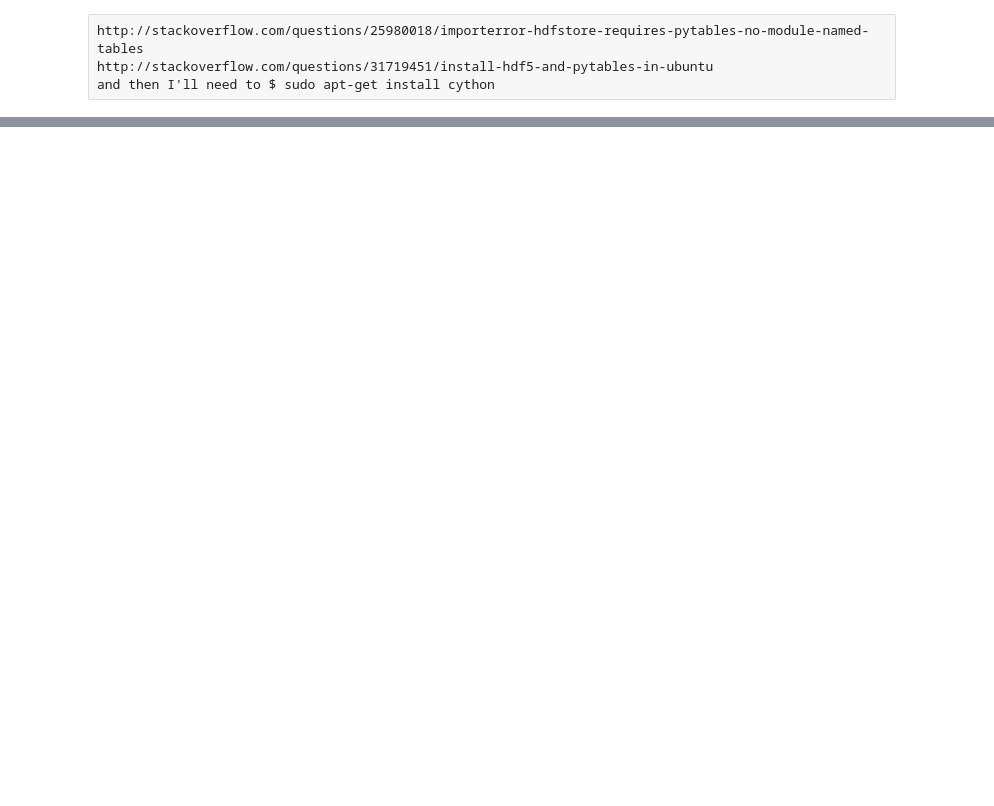
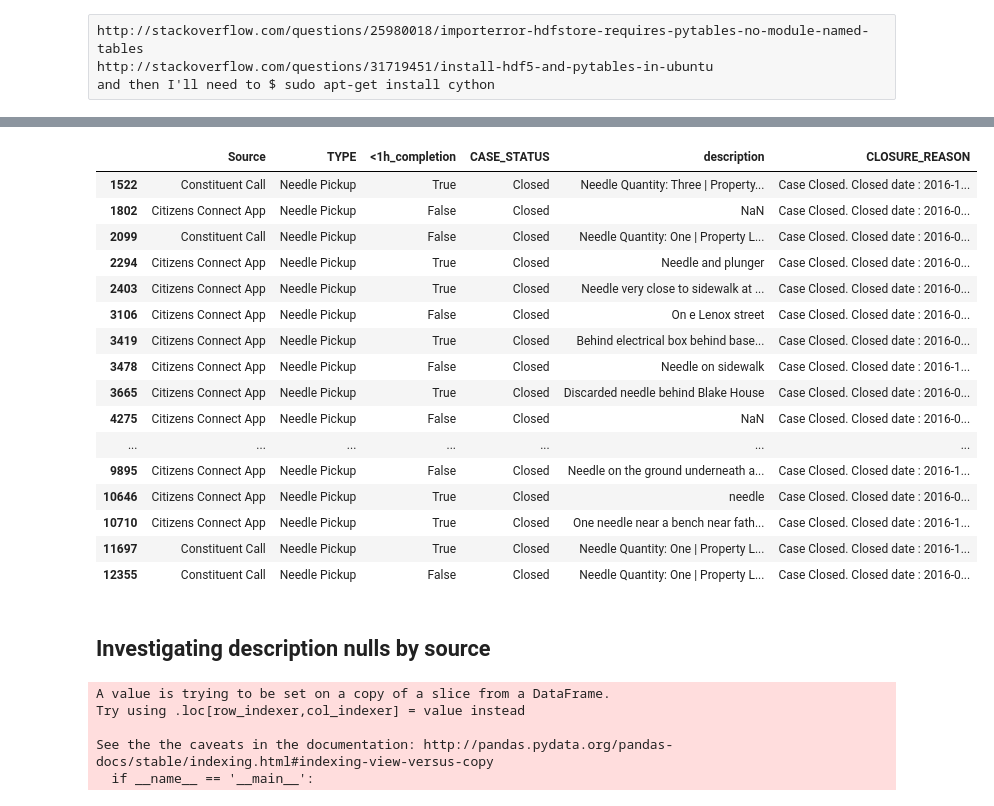
Before and after one commit to aok1425/311-prediction-times, a Jupyter notebook: preprocessing/05 playing w final df.ipynb, the cells around one changed output, grey strips where cells are left out. Cells and saved outputs as stored; diff of their text form; code cells hidden in the pictures; blank space fills up the shorter version.

```diff
--- a/preprocessing/05 playing w final df.ipynb
+++ b/preprocessing/05 playing w final df.ipynb
@@ -13,10 +11,8 @@ http://stackoverflow.com/questions/25980018/importerror-hdfstore-requires-pytabl
 http://stackoverflow.com/questions/31719451/install-hdf5-and-pytables-in-ubuntu
 and then I'll need to $ sudo apt-get install cython
 # %%
-df_generator = pd.read_hdf(
+df = pd.read_hdf(
     '../data/data_w_descs_and_census.h5',
     'data_w_descs_and_census',
     start=0,
     stop=2)
-# df = df_generator.next()
-# df.head(1).T
@@ -30,0 +53,3 @@ NameError: name 'df_generator' is not defined
+# %%
+df = df[df.Source.isin(['Constituent Call', 'Self Service', 'Citizens Connect App', 'Twitter'])]
+df.shape
@@ -30,0 +60,2 @@ NameError: name 'df_generator' is not defined
+# %%
+df['<1h_completion'] = (df.CLOSED_DT - df.OPEN_DT).apply(lambda x: x / pd.np.timedelta64(1, 's') < 3600)
@@ -30,0 +121,33 @@ NameError: name 'df_generator' is not defined
+# %%
+CHOSEN_TYPE = 'Needle Pickup'
+
+with pd.option_context("display.max_colwidth", 200):
+    display(df[df.OPEN_DT > '2016-01-01'][df.OPEN_DT < '2017-02-01'][df.TYPE == CHOSEN_TYPE][['Source', 'TYPE', '<1h_completion', 'CASE_STATUS', 'description', 'CLOSURE_REASON']].head(30))
+# %% [output]
+|  | Source | TYPE | <1h_completion | CASE_STATUS | description | CLOSURE_REASON |
+| 1522 | Constituent Call | Needle Pickup | True | Closed | Needle Quantity: Three | Property... | Case Closed. Closed date : 2016-1... |
+| 1802 | Citizens Connect App | Needle Pickup | False | Closed | NaN | Case Closed. Closed date : 2016-0... |
+| 2099 | Constituent Call | Needle Pickup | False | Closed | Needle Quantity: One | Property L... | Case Closed. Closed date : 2016-0... |
+| 2294 | Citizens Connect App | Needle Pickup | True | Closed | Needle and plunger | Case Closed. Closed date : 2016-0... |
+| 2403 | Citizens Connect App | Needle Pickup | True | Closed | Needle very close to sidewalk at ... | Case Closed. Closed date : 2016-0... |
+| 3106 | Citizens Connect App | Needle Pickup | False | Closed | On e Lenox street | Case Closed. Closed date : 2016-0... |
+| 3419 | Citizens Connect App | Needle Pickup | True | Closed | Behind electrical box behind base... | Case Closed. Closed date : 2016-0... |
+| 3478 | Citizens Connect App | Needle Pickup | False | Closed | Needle on sidewalk | Case Closed. Closed date : 2016-1... |
+| 3665 | Citizens Connect App | Needle Pickup | True | Closed | Discarded needle behind Blake House | Case Closed. Closed date : 2016-0... |
+| 4275 | Citizens Connect App | Needle Pickup | False | Closed | NaN | Case Closed. Closed date : 2016-0... |
+| ... | ... | ... | ... | ... | ... | ... |
+| 9895 | Citizens Connect App | Needle Pickup | False | Closed | Needle on the ground underneath a... | Case Closed. Closed date : 2016-1... |
+| 10646 | Citizens Connect App | Needle Pickup | True | Closed | needle | Case Closed. Closed date : 2016-0... |
+| 10710 | Citizens Connect App | Needle Pickup | True | Closed | One needle near a bench near fath... | Case Closed. Closed date : 2016-1... |
+| 11697 | Constituent Call | Needle Pickup | True | Closed | Needle Quantity: One | Property L... | Case Closed. Closed date : 2016-1... |
+| 12355 | Constituent Call | Needle Pickup | False | Closed | Needle Quantity: One | Property L... | Case Closed. Closed date : 2016-0... |
+# %% [markdown]
+## Investigating description nulls by source
+# %%
+df['is_description_null'] = df.description.isnull()
+# %% [output]
+A value is trying to be set on a copy of a slice from a DataFrame.
+Try using .loc[row_indexer,col_indexer] = value instead
+
+See the the caveats in the documentation: http://pandas.pydata.org/pandas-docs/stable/indexing.html#indexing-view-versus-copy
+  if __name__ == '__main__':
```
Also changed, not shown: parts of 20 cells of this notebook, 1 other file.
